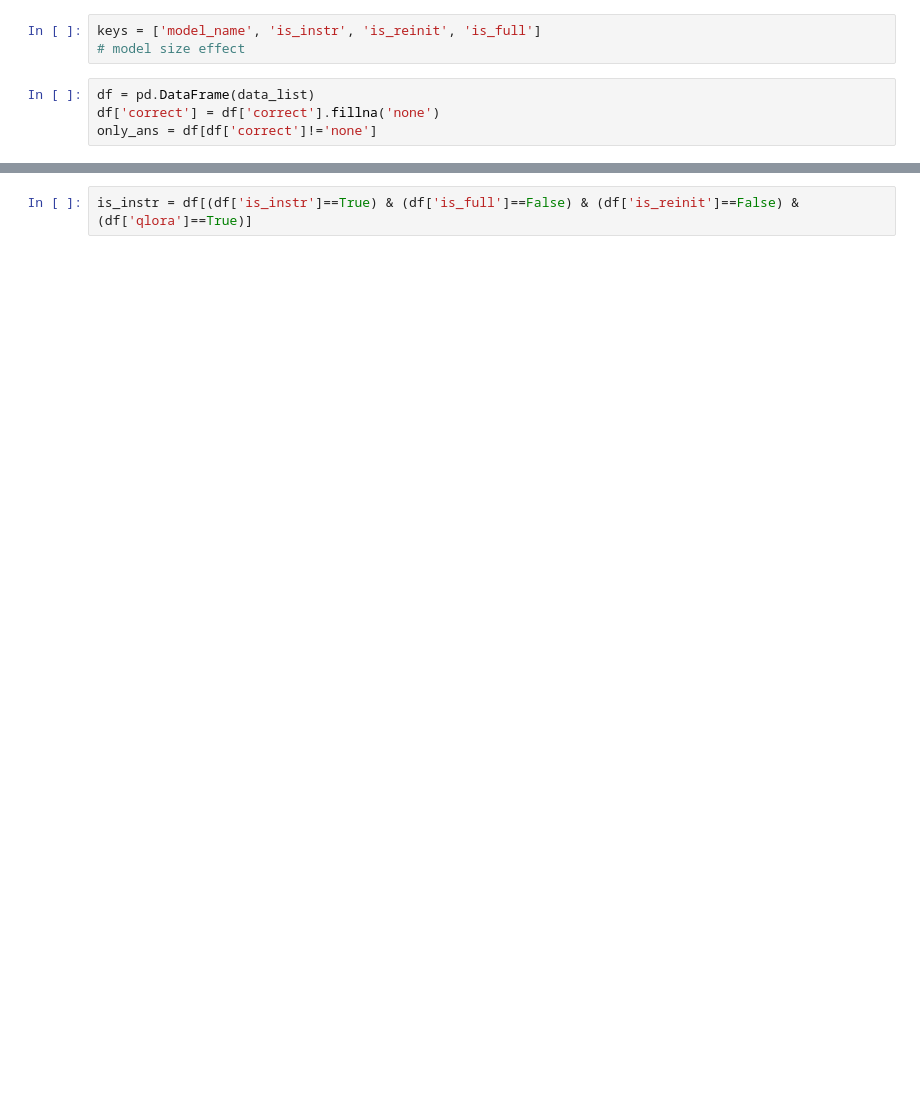
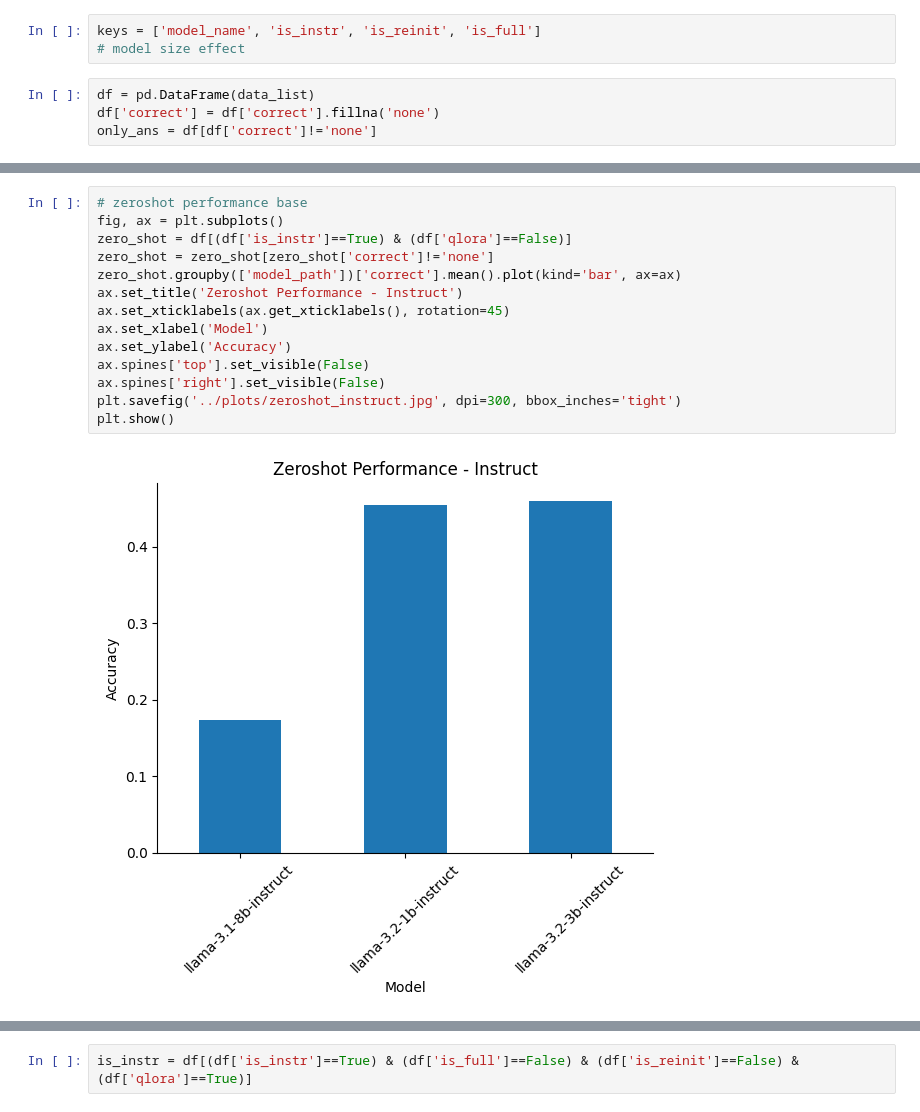
Before and after one commit to vminvsky/finetuning-folktexts, a Jupyter notebook: notebooks/explore_results.ipynb, the cells around one changed output, grey strips where cells are left out. Drawn from its saved outputs; the diff is of its cells as text; blank space fills up the shorter version.

```diff
--- a/notebooks/explore_results.ipynb
+++ b/notebooks/explore_results.ipynb
@@ -103,0 +145,16 @@ zero_shot.groupby(['model_path','correct'])['correct'].count().plot(kind='bar')
+# %%
+# zeroshot performance base
+fig, ax = plt.subplots()
+zero_shot = df[(df['is_instr']==True) & (df['qlora']==False)]
+zero_shot = zero_shot[zero_shot['correct']!='none']
+zero_shot.groupby(['model_path'])['correct'].mean().plot(kind='bar', ax=ax)
+ax.set_title('Zeroshot Performance - Instruct')
+ax.set_xticklabels(ax.get_xticklabels(), rotation=45)
+ax.set_xlabel('Model')
+ax.set_ylabel('Accuracy')
+ax.spines['top'].set_visible(False)
+ax.spines['right'].set_visible(False)
+plt.savefig('../plots/zeroshot_instruct.jpg', dpi=300, bbox_inches='tight')
+plt.show()
+# %% [output]
+[figure, added]
```
Also changed, not shown: parts of 22 cells of this notebook, 8 other files.
